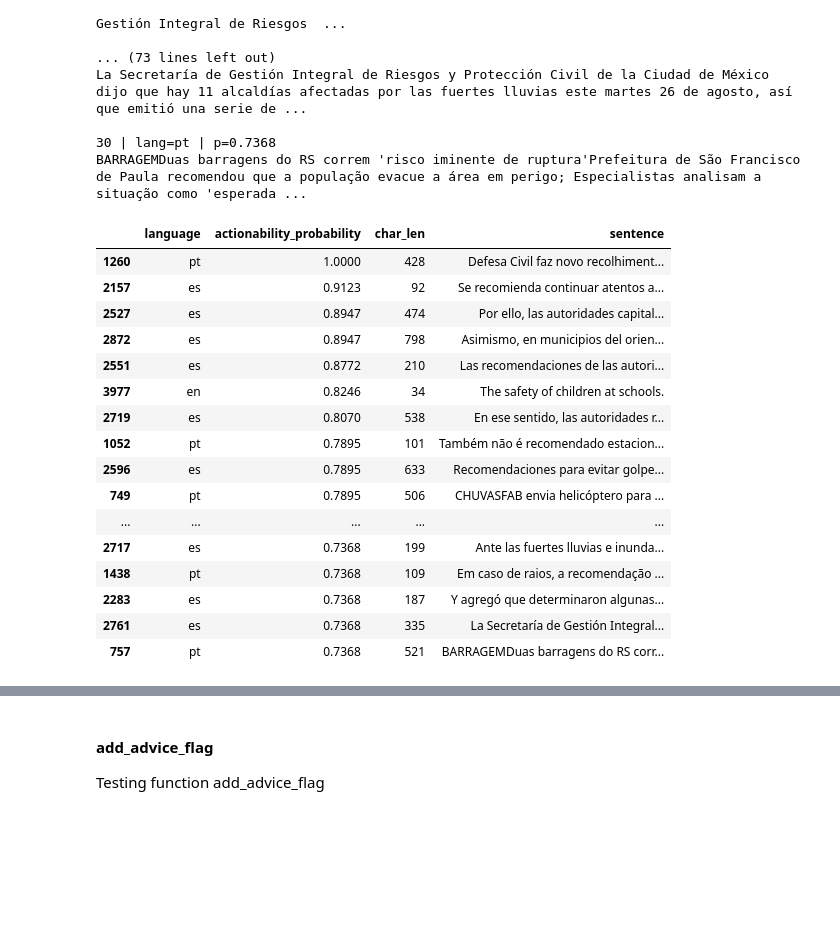
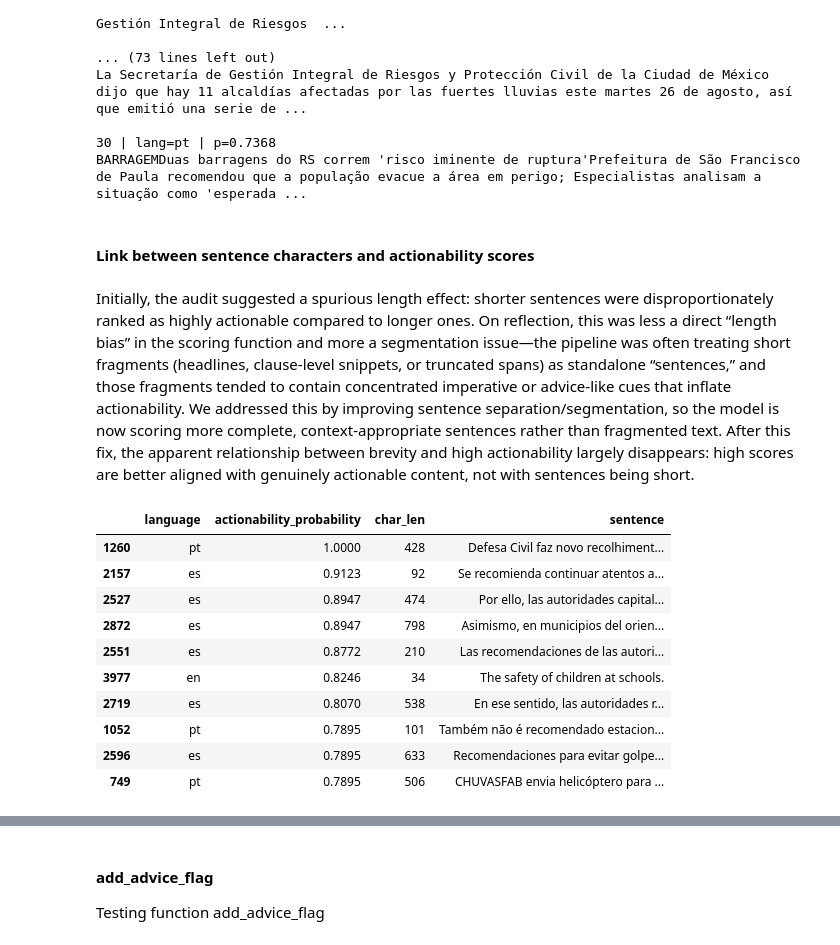
Before and after one commit to Lenap0911/NLP-model, a Jupyter notebook: nlp/actionability_tester.ipynb, the cells around one changed output, grey strips where cells are left out. Cells and saved outputs as stored; diff of their text form; code cells hidden in the pictures; blank space fills up the shorter version.

Commit message:
audit section 2 : sentence length vs actionability done

```diff
--- a/nlp/actionability_tester.ipynb
+++ b/nlp/actionability_tester.ipynb
@@ -475,35 +475,32 @@ La Secretaría de Gestión Integral de Riesgos y Protección Civil de la Ciudad
 
 30 | lang=pt | p=0.7368
 BARRAGEMDuas barragens do RS correm 'risco iminente de ruptura'Prefeitura de São Francisco de Paula recomendou que a população evacue a área em perigo; Especialistas analisam a situação como 'esperada ...
+# %% [markdown]
+#### Link between sentence characters and actionability scores
+# %% [markdown]
+Initially, the audit suggested a spurious length effect: shorter sentences were disproportionately ranked as highly actionable compared to longer ones. On reflection, this was less a direct “length bias” in the scoring function and more a segmentation issue—the pipeline was often treating short fragments (headlines, clause-level snippets, or truncated spans) as standalone “sentences,” and those fragments tended to contain concentrated imperative or advice-like cues that inflate actionability. We addressed this by improving sentence separation/segmentation, so the model is now scoring more complete, context-appropriate sentences rather than fragmented text. After this fix, the apparent relationship between brevity and high actionability largely disappears: high scores are better aligned with genuinely actionable content, not with sentences being short.
 # %%
-
 
 prob_col = "actionability_probability"
 lang_col = "language"
 text_col = "sentence"  # change if your real text col is different
 
 dfp = df_out[[prob_col, lang_col, text_col]].copy()
 dfp[prob_col] = pd.to_numeric(dfp[prob_col], errors="coerce")
 dfp[text_col] = dfp[text_col].astype(str)
 
-top = dfp.sort_values(prob_col, ascending=False).head(30)
+top = dfp.sort_values(prob_col, ascending=False).head(10)
 
 display(top.assign(char_len=top[text_col].str.len())[[lang_col, prob_col, "char_len", text_col]])
 # %% [output]
 |  | language | actionability_probability | char_len | sentence |
 | 1260 | pt | 1.0000 | 428 | Defesa Civil faz novo recolhiment... |
 | 2157 | es | 0.9123 | 92 | Se recomienda continuar atentos a... |
 | 2527 | es | 0.8947 | 474 | Por ello, las autoridades capital... |
 | 2872 | es | 0.8947 | 798 | Asimismo, en municipios del orien... |
 | 2551 | es | 0.8772 | 210 | Las recomendaciones de las autori... |
 | 3977 | en | 0.8246 | 34 | The safety of children at schools. |
 | 2719 | es | 0.8070 | 538 | En ese sentido, las autoridades r... |
 | 1052 | pt | 0.7895 | 101 | Também não é recomendado estacion... |
 | 2596 | es | 0.7895 | 633 | Recomendaciones para evitar golpe... |
 | 749 | pt | 0.7895 | 506 | CHUVASFAB envia helicóptero para ... |
-| ... | ... | ... | ... | ... |
-| 2717 | es | 0.7368 | 199 | Ante las fuertes lluvias e inunda... |
-| 1438 | pt | 0.7368 | 109 | Em caso de raios, a recomendação ... |
-| 2283 | es | 0.7368 | 187 | Y agregó que determinaron algunas... |
-| 2761 | es | 0.7368 | 335 | La Secretaría de Gestión Integral... |
-| 757 | pt | 0.7368 | 521 | BARRAGEMDuas barragens do RS corr... |
```
Also changed, not shown: parts of 1 cell of this notebook.
